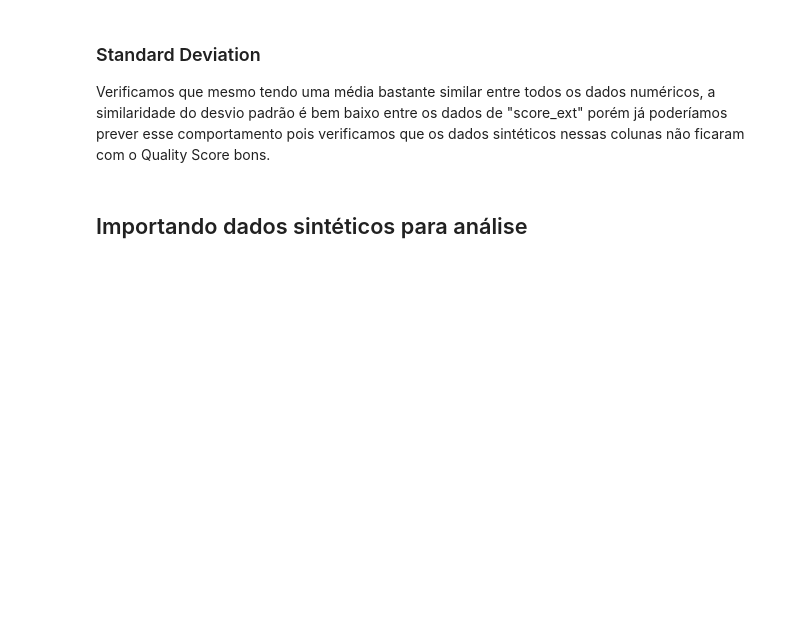
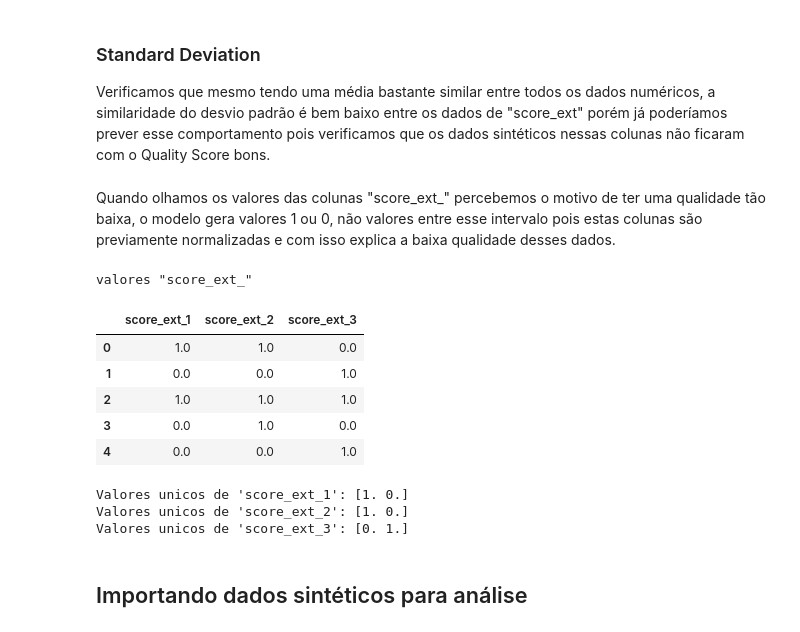
Before and after one commit to RafoSoc/Assigment_2, a Jupyter notebook: assignment_2.ipynb, the cells around one changed output. Saved outputs shown, nothing was run; the diff lists cells and outputs as text; code cells hidden in the pictures; blank space fills up the shorter version.

Commit message:
Subindo figuras e análise
Subindo as atualizações das figuras e a análise do motivo da data quality das colunas socre_ext_ estarem baixas

```diff
--- a/assignment_2.ipynb
+++ b/assignment_2.ipynb
@@ -343,6 +356,37 @@ fig_std = px.bar(similar_std, x='coluna', y='simi_std', text_auto=True)
 fig_std.update_layout(title_text='Similaridade das Standard Deviation(Dados Reais vs Dados Sintéticos)',
                   xaxis={'categoryorder':'total descending'}, xaxis_tickangle=-90)
 fig_std.show()
+# %% [markdown]
+Quando olhamos os valores das colunas "score_ext_" percebemos o motivo de ter uma qualidade tão baixa, o modelo gera valores 1 ou 0, não valores entre esse intervalo pois estas colunas são previamente normalizadas e com isso explica a baixa qualidade desses dados.
+# %%
+import plotly.graph_objects as go
+
+# Gerando gráfico boxplot para verificar a distribuição das colunas "score_ext_"
+fig = go.Figure()
+fig.add_trace(go.Box(y=new_data['score_ext_1']))
+fig.add_trace(go.Box(y=new_data['score_ext_2']))
+fig.add_trace(go.Box(y=new_data['score_ext_3']))
+fig.show()
+
+#Imprindo uma tabela que mostra as cinco primeiras linhas das colunas "score_ext_"
+print('valores "score_ext_"')
+display(new_data[['score_ext_1', 'score_ext_2', 'score_ext_3']].head())
+
+#Imprindo valores unicos das colunas "score_ext_"
+print(f"Valores unicos de 'score_ext_1': {new_data['score_ext_1'].unique()}")
+print(f"Valores unicos de 'score_ext_2': {new_data['score_ext_2'].unique()}")
+print(f"Valores unicos de 'score_ext_3': {new_data['score_ext_3'].unique()}")
+# %% [output]
+valores "score_ext_"
+|  | score_ext_1 | score_ext_2 | score_ext_3 |
+| 0 | 1.0 | 1.0 | 0.0 |
+| 1 | 0.0 | 0.0 | 1.0 |
+| 2 | 1.0 | 1.0 | 1.0 |
+| 3 | 0.0 | 1.0 | 0.0 |
+| 4 | 0.0 | 0.0 | 1.0 |
+Valores unicos de 'score_ext_1': [1. 0.]
+Valores unicos de 'score_ext_2': [1. 0.]
+Valores unicos de 'score_ext_3': [0. 1.]
 # %% [markdown]
 ## Importando dados sintéticos para análise
 # %%
```
Also changed, not shown: parts of 7 cells of this notebook, 6 other files.
